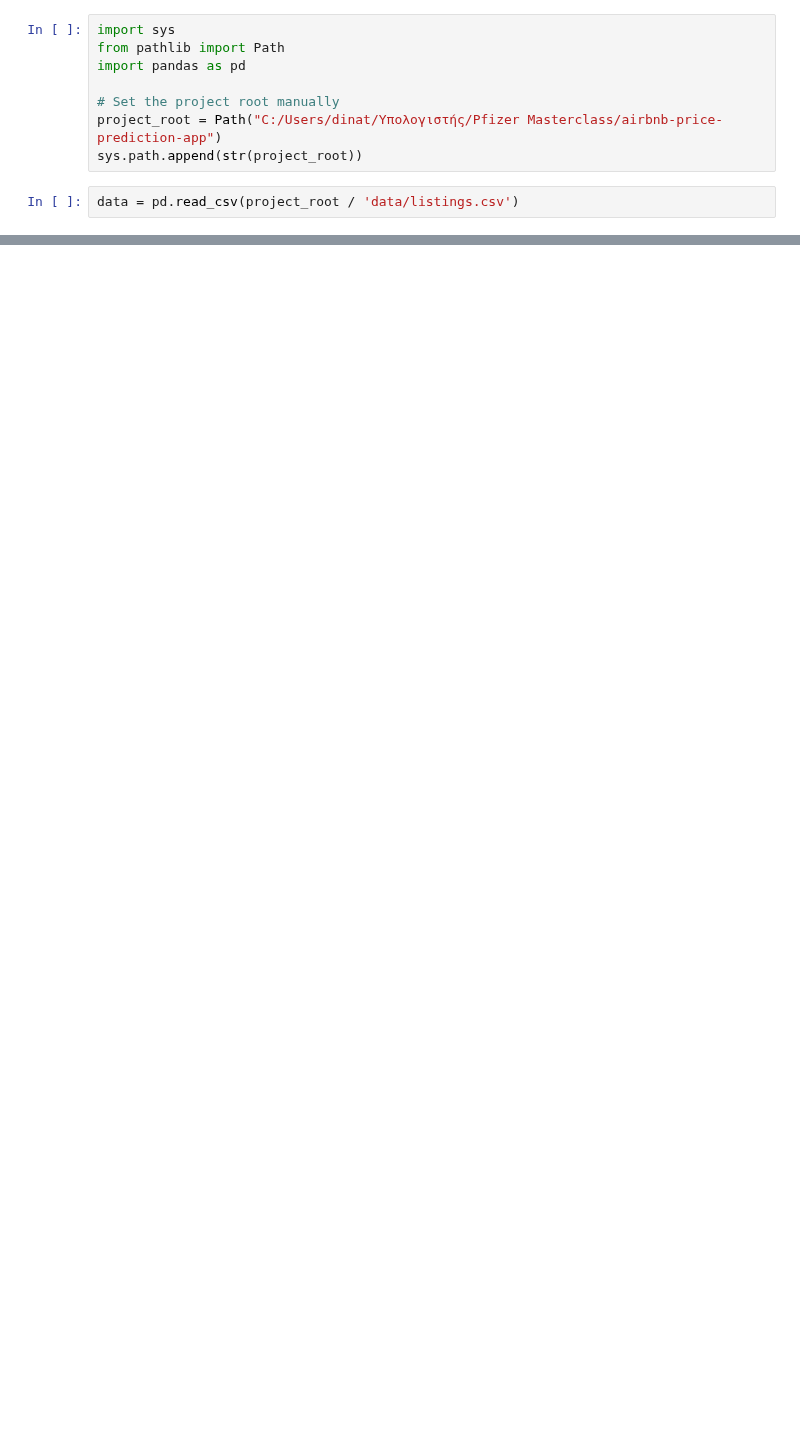
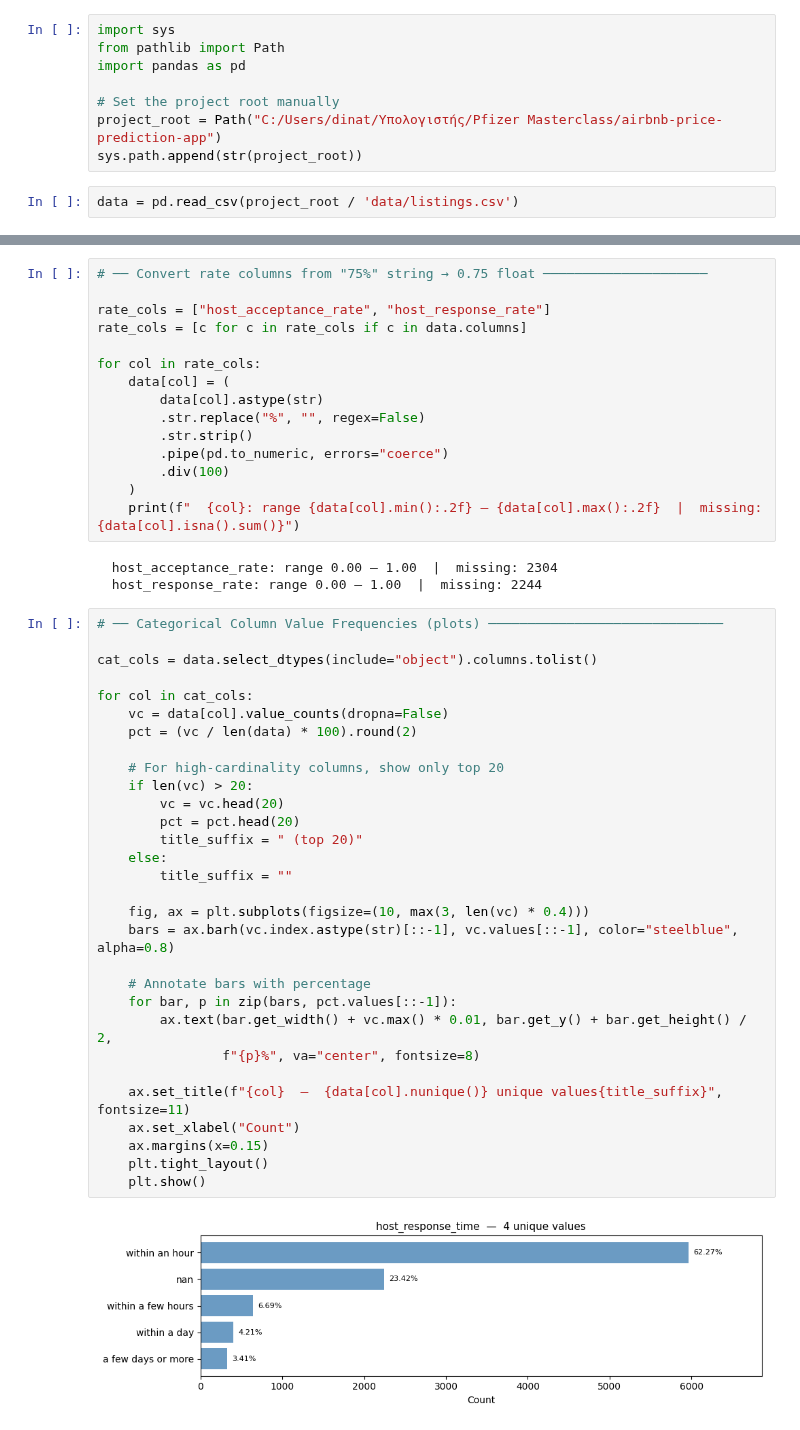
Before and after one commit to athinamousia/airbnb-price-prediction-app, a Jupyter notebook: Notebooks/test.ipynb, the cells around one changed output, grey strips where cells are left out. Drawn from its saved outputs; the diff is of its cells as text; blank space fills up the shorter version.

```diff
--- a/Notebooks/test.ipynb
+++ b/Notebooks/test.ipynb
@@ -263,0 +500,50 @@ Series([], Name: count, dtype: int64)
+# %%
+# ── Convert rate columns from "75%" string → 0.75 float ─────────────────────
+
+rate_cols = ["host_acceptance_rate", "host_response_rate"]
+rate_cols = [c for c in rate_cols if c in data.columns]
+
+for col in rate_cols:
+    data[col] = (
+        data[col].astype(str)
+        .str.replace("%", "", regex=False)
+        .str.strip()
+        .pipe(pd.to_numeric, errors="coerce")
+        .div(100)
+    )
+    print(f"  {col}: range {data[col].min():.2f} – {data[col].max():.2f}  |  missing: {data[col].isna().sum()}")
+# %% [output]
+  host_acceptance_rate: range 0.00 – 1.00  |  missing: 2304
+  host_response_rate: range 0.00 – 1.00  |  missing: 2244
+# %%
+# ── Categorical Column Value Frequencies (plots) ──────────────────────────────
+
+cat_cols = data.select_dtypes(include="object").columns.tolist()
+
+for col in cat_cols:
+    vc = data[col].value_counts(dropna=False)
+    pct = (vc / len(data) * 100).round(2)
+
+    # For high-cardinality columns, show only top 20
+    if len(vc) > 20:
+        vc = vc.head(20)
+        pct = pct.head(20)
+        title_suffix = " (top 20)"
+    else:
+        title_suffix = ""
+
+    fig, ax = plt.subplots(figsize=(10, max(3, len(vc) * 0.4)))
+    bars = ax.barh(vc.index.astype(str)[::-1], vc.values[::-1], color="steelblue", alpha=0.8)
+
+    # Annotate bars with percentage
+    for bar, p in zip(bars, pct.values[::-1]):
+        ax.text(bar.get_width() + vc.max() * 0.01, bar.get_y() + bar.get_height() / 2,
+                f"{p}%", va="center", fontsize=8)
+
+    ax.set_title(f"{col}  —  {data[col].nunique()} unique values{title_suffix}", fontsize=11)
+    ax.set_xlabel("Count")
+    ax.margins(x=0.15)
+    plt.tight_layout()
+    plt.show()
+# %% [output]
+[figure, added]
```
Also changed, not shown: parts of 25 cells of this notebook, 19 other files.
